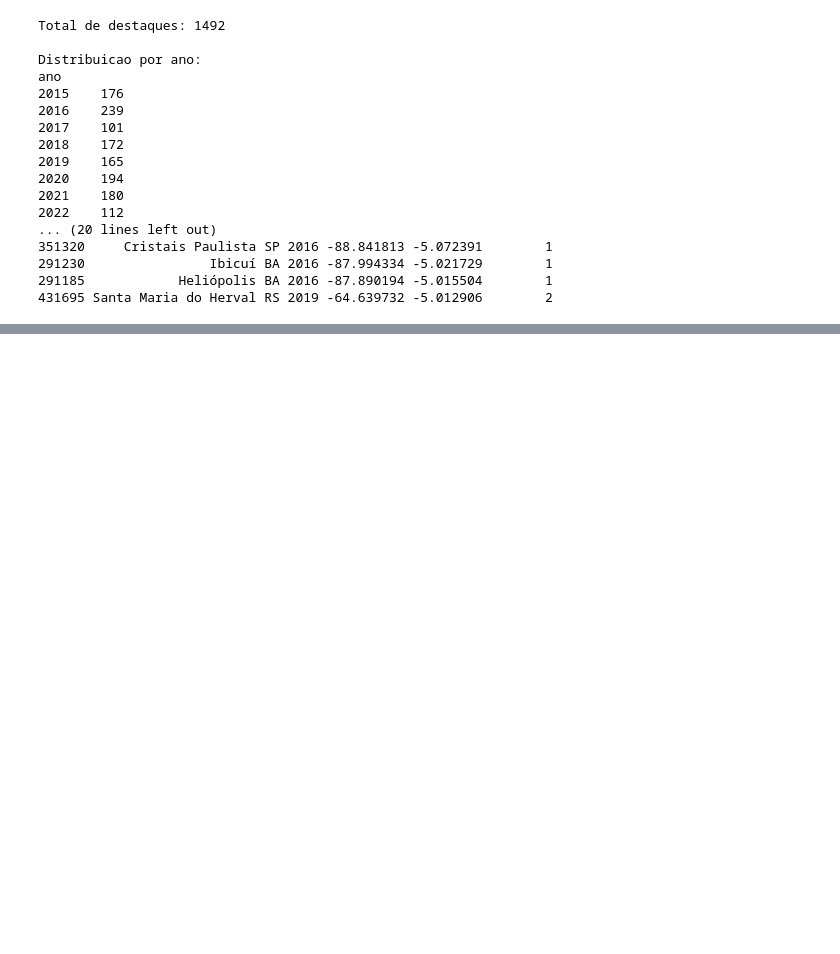
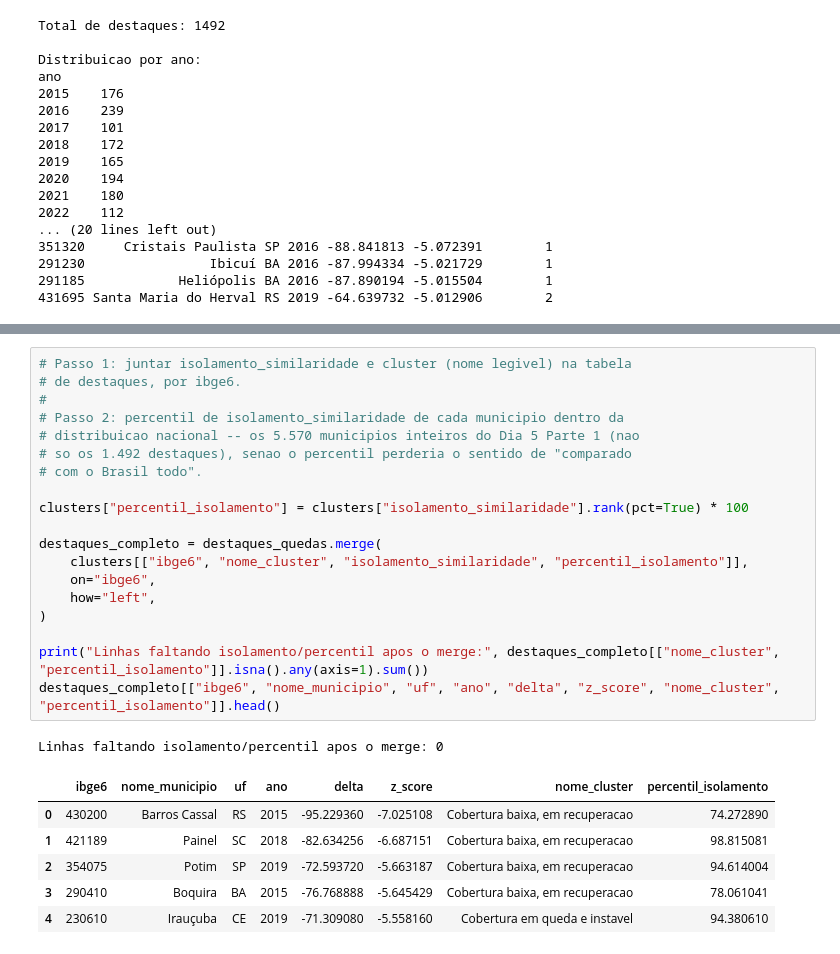
Before and after one commit to Joao-Vitor-Moraes/picadinhas, a Jupyter notebook: notebooks/notebook03_destaques.ipynb, the cells around one changed output, grey strips where cells are left out. Saved outputs shown, nothing was run; the diff lists cells and outputs as text; blank space fills up the shorter version.

```diff
--- a/notebooks/notebook03_destaques.ipynb
+++ b/notebooks/notebook03_destaques.ipynb
@@ -632,0 +650,27 @@ ano
+# %%
+# Passo 1: juntar isolamento_similaridade e cluster (nome legivel) na tabela
+# de destaques, por ibge6.
+#
+# Passo 2: percentil de isolamento_similaridade de cada municipio dentro da
+# distribuicao nacional -- os 5.570 municipios inteiros do Dia 5 Parte 1 (nao
+# so os 1.492 destaques), senao o percentil perderia o sentido de "comparado
+# com o Brasil todo".
+
+clusters["percentil_isolamento"] = clusters["isolamento_similaridade"].rank(pct=True) * 100
+
+destaques_completo = destaques_quedas.merge(
+    clusters[["ibge6", "nome_cluster", "isolamento_similaridade", "percentil_isolamento"]],
+    on="ibge6",
+    how="left",
+)
+
+print("Linhas faltando isolamento/percentil apos o merge:", destaques_completo[["nome_cluster", "percentil_isolamento"]].isna().any(axis=1).sum())
+destaques_completo[["ibge6", "nome_municipio", "uf", "ano", "delta", "z_score", "nome_cluster", "percentil_isolamento"]].head()
+# %% [output]
+Linhas faltando isolamento/percentil apos o merge: 0
+|  | ibge6 | nome_municipio | uf | ano | delta | z_score | nome_cluster | percentil_isolamento |
+| 0 | 430200 | Barros Cassal | RS | 2015 | -95.229360 | -7.025108 | Cobertura baixa, em recuperacao | 74.272890 |
+| 1 | 421189 | Painel | SC | 2018 | -82.634256 | -6.687151 | Cobertura baixa, em recuperacao | 98.815081 |
+| 2 | 354075 | Potim | SP | 2019 | -72.593720 | -5.663187 | Cobertura baixa, em recuperacao | 94.614004 |
+| 3 | 290410 | Boquira | BA | 2015 | -76.768888 | -5.645429 | Cobertura baixa, em recuperacao | 78.061041 |
+| 4 | 230610 | Irauçuba | CE | 2019 | -71.309080 | -5.558160 | Cobertura em queda e instavel | 94.380610 |
```
Also changed, not shown: parts of 5 cells of this notebook, 3 other files.
